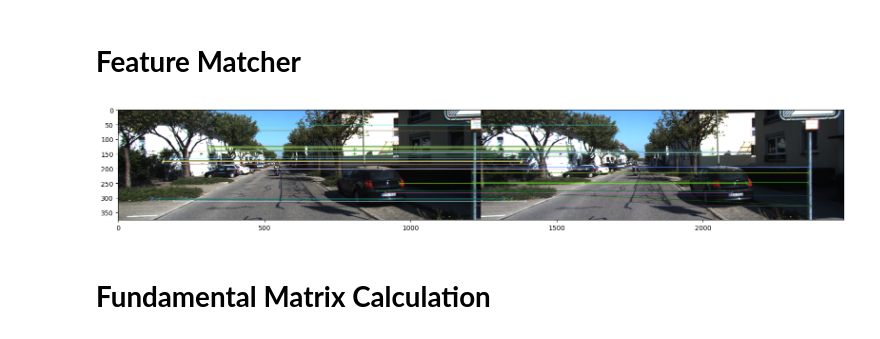
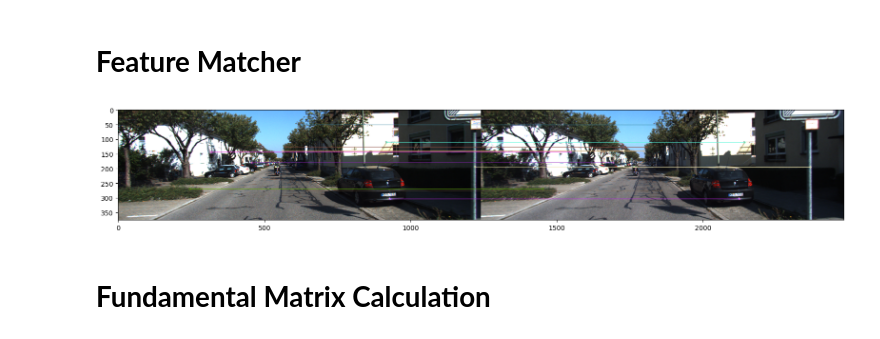
Before and after one commit to canerkaynak/epipolar-geometry-dinov2, a Jupyter notebook: notebooks/02_feature_matching_experiments.ipynb, the cells around one changed output. Cells and saved outputs as stored; diff of their text form; code cells hidden in the pictures.

```diff
--- a/notebooks/02_feature_matching_experiments.ipynb
+++ b/notebooks/02_feature_matching_experiments.ipynb
@@ -41,42 +33,21 @@ stereo_img_viewer(left_img, right_img)
 # %% [markdown]
 # **SIFT DESCRIPTORS**
 # %%
-left_img_gray = cv.cvtColor(left_img, cv.COLOR_BGR2GRAY)
-right_img_gray = cv.cvtColor(right_img, cv.COLOR_BGR2GRAY)
-
-sift = cv.SIFT_create()
-
-left_img_kps, left_img_des = sift.detectAndCompute(left_img_gray, None)
-right_img_kps, right_img_des = sift.detectAndCompute(right_img_gray, None)
+left_img_kps, left_img_des = extract_sift_features(left_img)
+right_img_kps, right_img_des = extract_sift_features(right_img)
 
 left_img_drawn_kps = cv.drawKeypoints(left_img, left_img_kps, None, flags=cv.DRAW_MATCHES_FLAGS_DRAW_RICH_KEYPOINTS)
 right_img_drawn_kps = cv.drawKeypoints(right_img, right_img_kps, None, flags=cv.DRAW_MATCHES_FLAGS_DRAW_RICH_KEYPOINTS)
 
-stereo_img_viewer(left_img_drawn_kps, right_img_drawn_kps)
+stereo_viewer(left_img_drawn_kps, right_img_drawn_kps)
 # %% [output]
 [figure]
 # %% [markdown]
 # **Feature Matcher**
-# %%
-bf_matcher = cv.BFMatcher()
-matches = bf_matcher.knnMatch(left_img_des, right_img_des, k=2)
-
-# David Lowe's Ratio Test
-good=[]
-for best, second in matches:
-  if best.distance < (0.75 * second.distance):
-    good.append([best])
-
-good = sorted(good, key=lambda x: x[0].distance)
-left_img_rgb = cv.cvtColor(left_img, cv.COLOR_BGR2RGB)
-right_img_rgb = cv.cvtColor(right_img, cv.COLOR_BGR2RGB)
-
-matchings_visualization = cv.drawMatchesKnn(left_img_rgb, left_img_kps, right_img_rgb, right_img_kps, good[:40], None, flags=2)
-
-plt.figure(figsize=(21,3))
-plt.imshow(matchings_visualization)
-plt.show()
-# %% [output]
-[figure, removed]
+# %%
+good = knn_matcher(left_img_des, right_img_des)
+show_matching((left_img, right_img), (left_img_kps, right_img_kps), good, 10)
+# %% [output]
+[figure, added]
 # %% [markdown]
 # **Fundamental Matrix Calculation**
```
Also changed, not shown: parts of 13 cells of this notebook, 9 other files.
